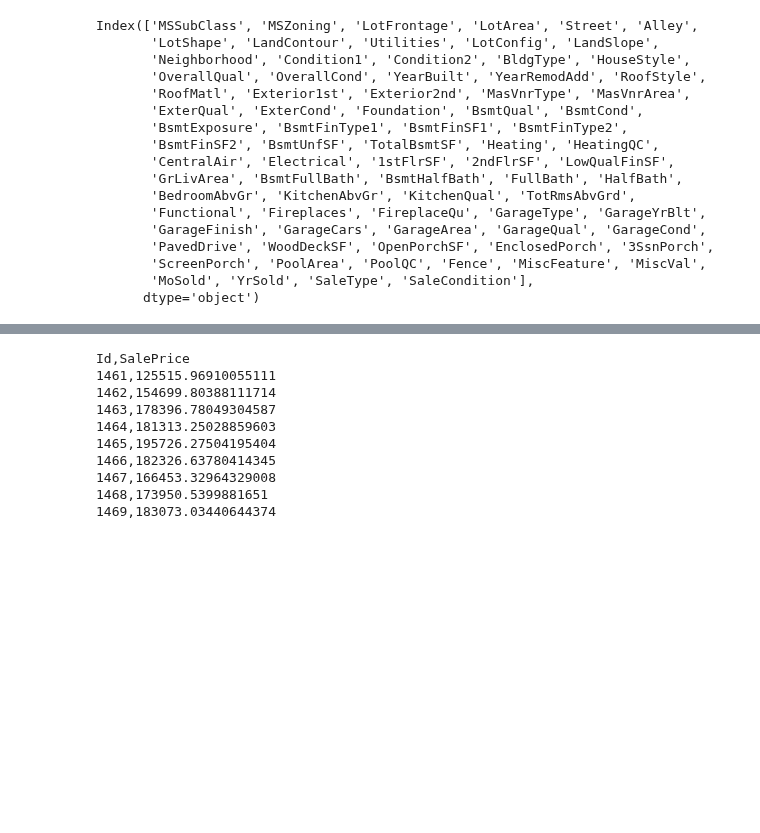
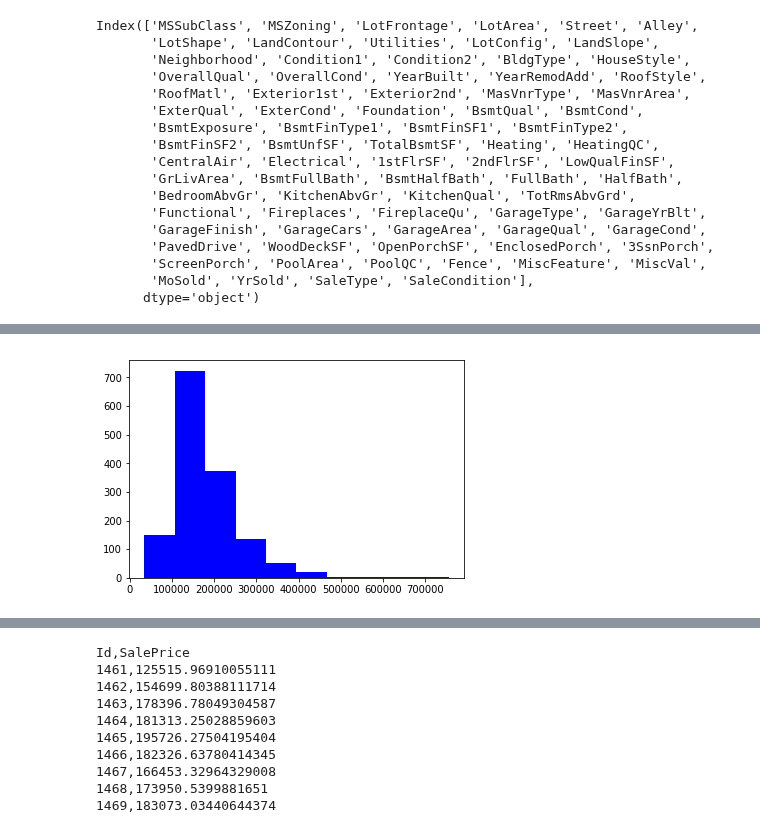
Before and after one commit to ml-mipt/ml-mipt-part1, a Jupyter notebook: 2018/seminars/5_trees_ensembles2/Seminar_05.ipynb, the cells around one changed output, grey strips where cells are left out. Drawn from its saved outputs; the diff is of its cells as text; code cells hidden in the pictures; blank space fills up the shorter version.

```diff
--- a/2018/seminars/5_trees_ensembles2/Seminar_05.ipynb
+++ b/2018/seminars/5_trees_ensembles2/Seminar_05.ipynb
@@ -789,0 +865,5 @@ test = all.iloc[train.shape[0]:]
+# %%
+plt.hist(labels, color='blue')
+plt.show()
+# %% [output]
+[figure, added]
```
Also changed, not shown: parts of 15 cells of this notebook.
